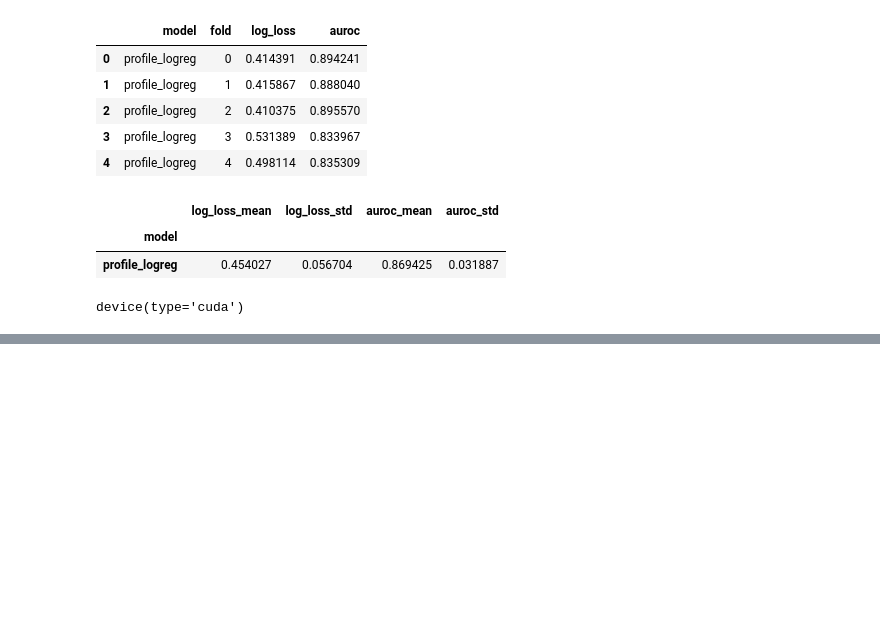
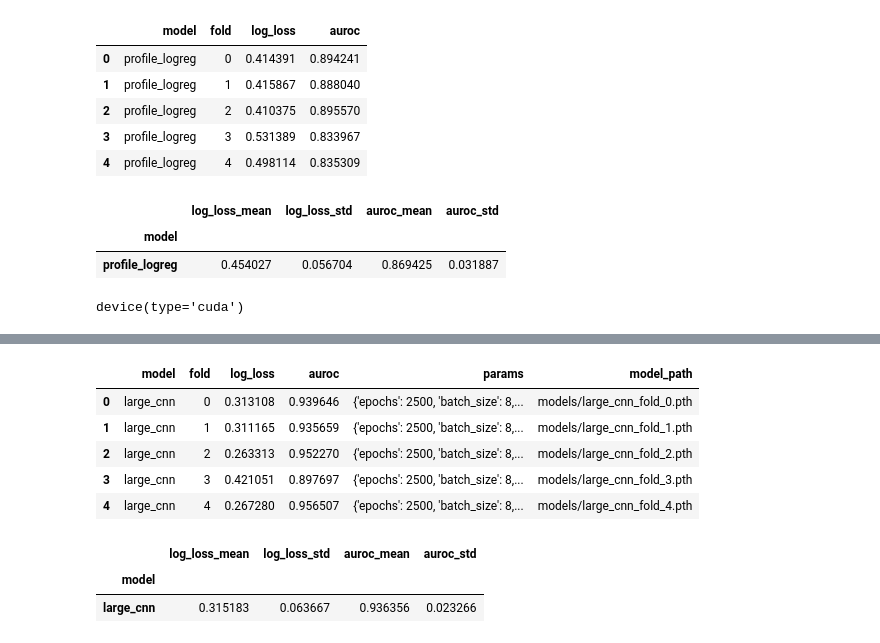
Before and after one commit to karolabramekkodilla/DrivenData-DAT-Parkinsons, a Jupyter notebook: src/notebooks/OOF/oof.ipynb, the cells around one changed output, grey strips where cells are left out. Saved outputs shown, nothing was run; the diff lists cells and outputs as text; code cells hidden in the pictures; blank space fills up the shorter version.

```diff
--- a/src/notebooks/OOF/oof.ipynb
+++ b/src/notebooks/OOF/oof.ipynb
@@ -426,0 +681,27 @@ functions_mlp.__file__
+# %%
+results_df = pd.DataFrame(results_large_cnn)
+
+summary_df = results_df.groupby("model").agg(
+    log_loss_mean=("log_loss", "mean"),
+    log_loss_std=("log_loss", "std"),
+    auroc_mean=("auroc", "mean"),
+    auroc_std=("auroc", "std"),
+)
+
+display(results_df)
+display(summary_df)
+
+results_df.to_csv(
+    "results/profile_large_cnn_oof_results.csv",
+    index=False,
+)
+# %% [output]
+|  | model | fold | log_loss | auroc | params | model_path |
+| 0 | large_cnn | 0 | 0.313108 | 0.939646 | {'epochs': 2500, 'batch_size': 8,... | models/large_cnn_fold_0.pth |
+| 1 | large_cnn | 1 | 0.311165 | 0.935659 | {'epochs': 2500, 'batch_size': 8,... | models/large_cnn_fold_1.pth |
+| 2 | large_cnn | 2 | 0.263313 | 0.952270 | {'epochs': 2500, 'batch_size': 8,... | models/large_cnn_fold_2.pth |
+| 3 | large_cnn | 3 | 0.421051 | 0.897697 | {'epochs': 2500, 'batch_size': 8,... | models/large_cnn_fold_3.pth |
+| 4 | large_cnn | 4 | 0.267280 | 0.956507 | {'epochs': 2500, 'batch_size': 8,... | models/large_cnn_fold_4.pth |
+|  | log_loss_mean | log_loss_std | auroc_mean | auroc_std |
+| model |  |  |  |  |
+| large_cnn | 0.315183 | 0.063667 | 0.936356 | 0.023266 |
```
Also changed, not shown: parts of 18 cells of this notebook, 2 other files.
